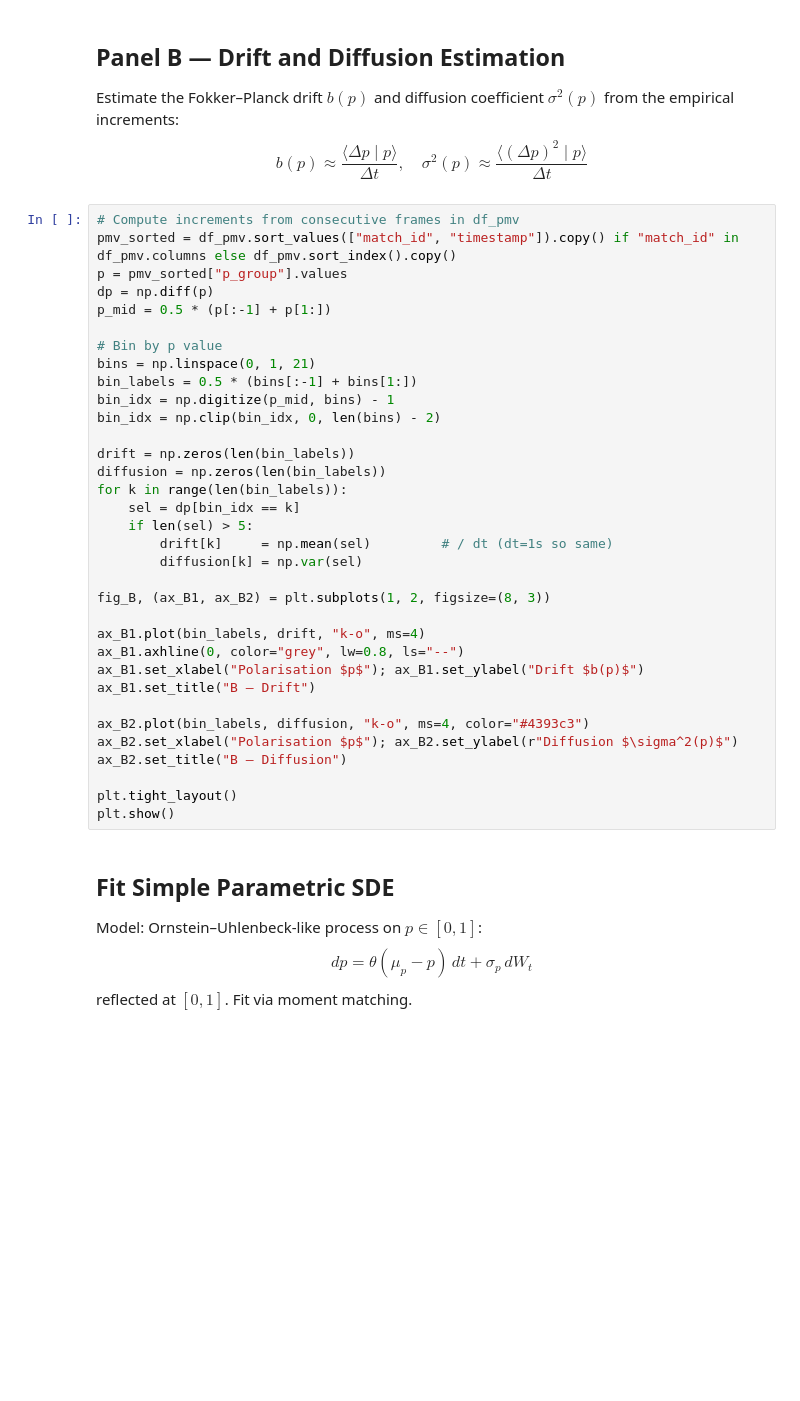
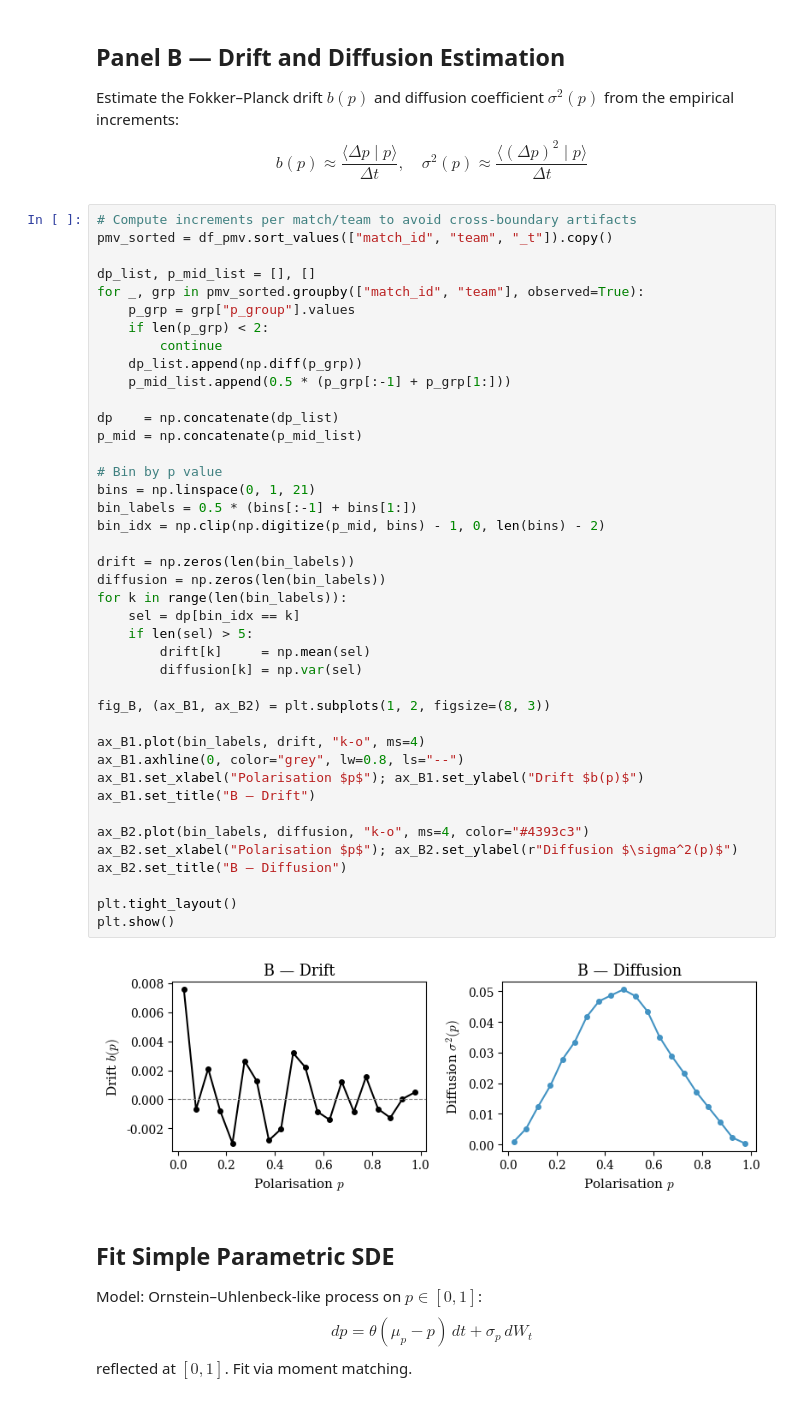
Before and after one commit to DGradeci/Athlelorien, a Jupyter notebook: analysis/levy_paper/notebooks/05_stochastic_order_model.ipynb, the cells around one changed output. Cells and saved outputs as stored; diff of their text form; blank space fills up the shorter version.

```diff
--- a/analysis/levy_paper/notebooks/05_stochastic_order_model.ipynb
+++ b/analysis/levy_paper/notebooks/05_stochastic_order_model.ipynb
@@ -96,39 +102,48 @@ from the empirical increments:
 $$b(p) \approx \frac{\langle \Delta p \mid p \rangle}{\Delta t}, \quad
 \sigma^2(p) \approx \frac{\langle (\Delta p)^2 \mid p \rangle}{\Delta t}$$
 # %%
-# Compute increments from consecutive frames in df_pmv
-pmv_sorted = df_pmv.sort_values(["match_id", "timestamp"]).copy() if "match_id" in df_pmv.columns else df_pmv.sort_index().copy()
-p = pmv_sorted["p_group"].values
-dp = np.diff(p)
-p_mid = 0.5 * (p[:-1] + p[1:])
+# Compute increments per match/team to avoid cross-boundary artifacts
+pmv_sorted = df_pmv.sort_values(["match_id", "team", "_t"]).copy()
+
+dp_list, p_mid_list = [], []
+for _, grp in pmv_sorted.groupby(["match_id", "team"], observed=True):
+    p_grp = grp["p_group"].values
+    if len(p_grp) < 2:
+        continue
+    dp_list.append(np.diff(p_grp))
+    p_mid_list.append(0.5 * (p_grp[:-1] + p_grp[1:]))
+
+dp    = np.concatenate(dp_list)
+p_mid = np.concatenate(p_mid_list)
 
 # Bin by p value
 bins = np.linspace(0, 1, 21)
 bin_labels = 0.5 * (bins[:-1] + bins[1:])
-bin_idx = np.digitize(p_mid, bins) - 1
-bin_idx = np.clip(bin_idx, 0, len(bins) - 2)
+bin_idx = np.clip(np.digitize(p_mid, bins) - 1, 0, len(bins) - 2)
 
 drift = np.zeros(len(bin_labels))
 diffusion = np.zeros(len(bin_labels))
 for k in range(len(bin_labels)):
     sel = dp[bin_idx == k]
     if len(sel) > 5:
-        drift[k]     = np.mean(sel)         # / dt (dt=1s so same)
+        drift[k]     = np.mean(sel)
         diffusion[k] = np.var(sel)
 
 fig_B, (ax_B1, ax_B2) = plt.subplots(1, 2, figsize=(8, 3))
 
 ax_B1.plot(bin_labels, drift, "k-o", ms=4)
 ax_B1.axhline(0, color="grey", lw=0.8, ls="--")
 ax_B1.set_xlabel("Polarisation $p$"); ax_B1.set_ylabel("Drift $b(p)$")
 ax_B1.set_title("B — Drift")
 
 ax_B2.plot(bin_labels, diffusion, "k-o", ms=4, color="#4393c3")
 ax_B2.set_xlabel("Polarisation $p$"); ax_B2.set_ylabel(r"Diffusion $\sigma^2(p)$")
 ax_B2.set_title("B — Diffusion")
 
 plt.tight_layout()
 plt.show()
+# %% [output]
+[figure, added]
 # %% [markdown]
 ## Fit Simple Parametric SDE
 
```
Also changed, not shown: parts of 7 cells of this notebook, 2 other files.
